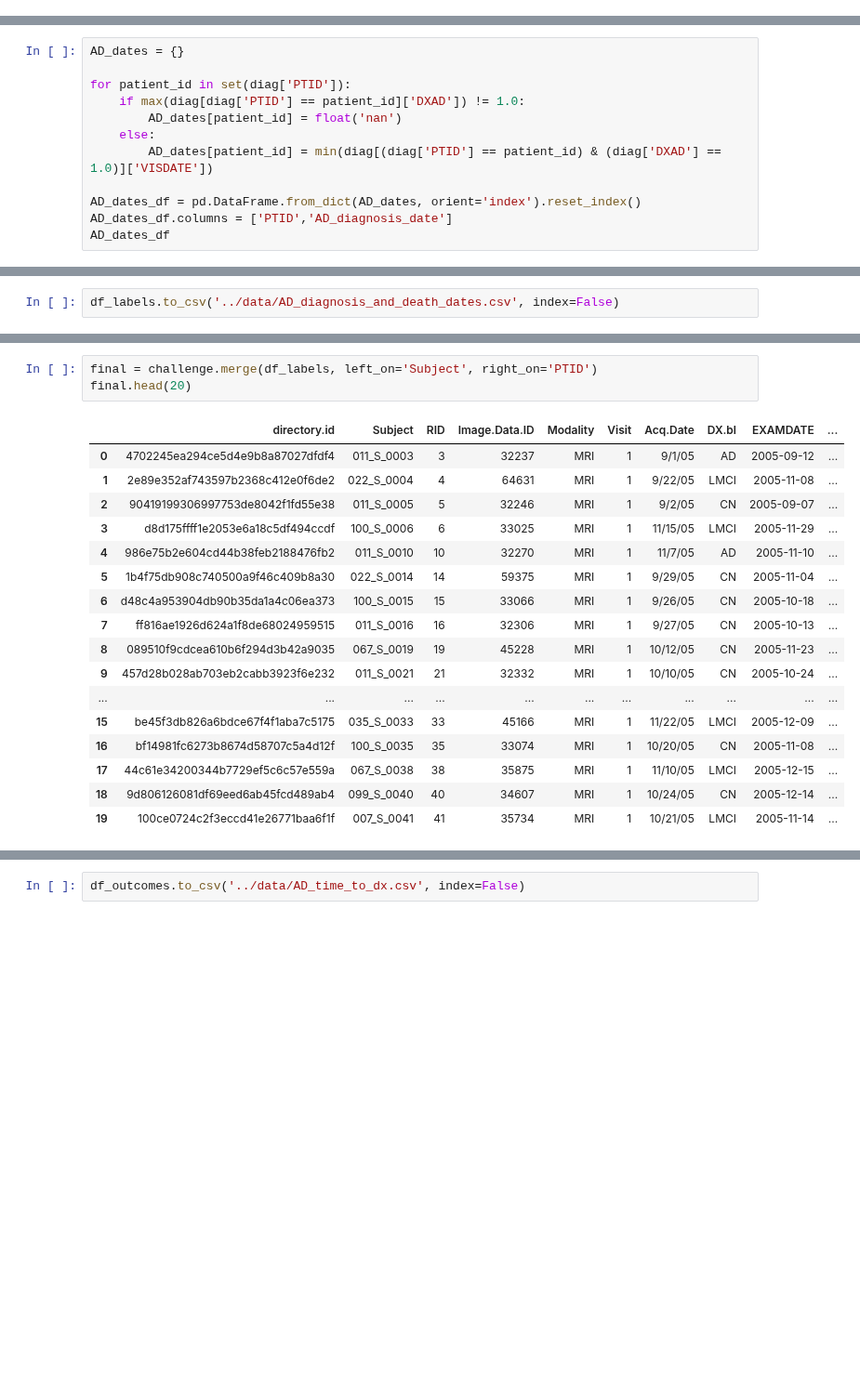
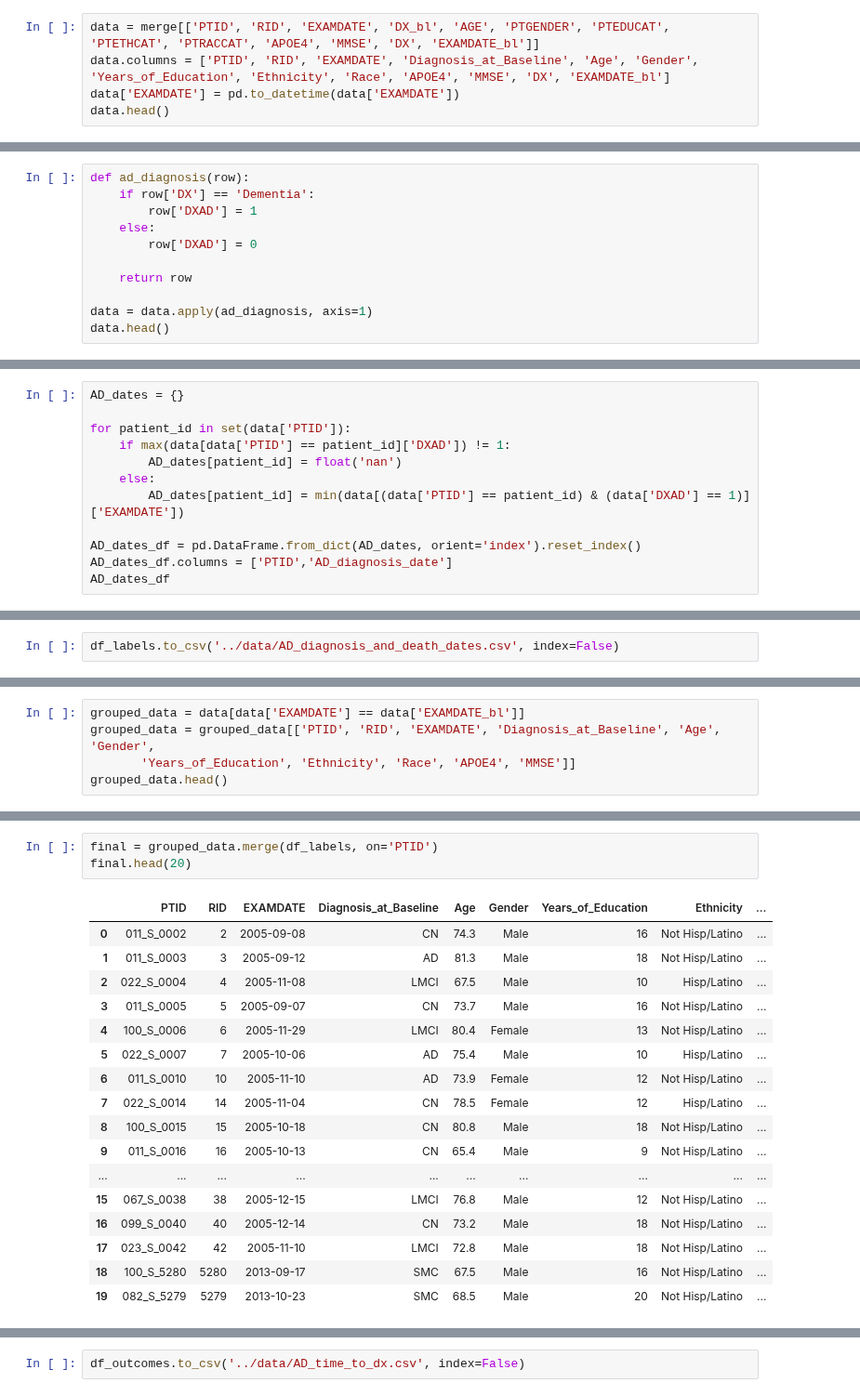
Before and after one commit to jvgalvin/capstone, a Jupyter notebook: notebooks/Medical_History_EDA.ipynb, the cells around one changed output, grey strips where cells are left out. Shown at 93% size. Cells and saved outputs as stored; diff of their text form; blank space fills up the shorter version.

Commit message:
added new data

```diff
--- a/notebooks/Medical_History_EDA.ipynb
+++ b/notebooks/Medical_History_EDA.ipynb
@@ -314,0 +45,5 @@ diag['VISDATE'] = pd.to_datetime(diag['VISDATE'])
+# %%
+data = merge[['PTID', 'RID', 'EXAMDATE', 'DX_bl', 'AGE', 'PTGENDER', 'PTEDUCAT', 'PTETHCAT', 'PTRACCAT', 'APOE4', 'MMSE', 'DX', 'EXAMDATE_bl']]
+data.columns = ['PTID', 'RID', 'EXAMDATE', 'Diagnosis_at_Baseline', 'Age', 'Gender', 'Years_of_Education', 'Ethnicity', 'Race', 'APOE4', 'MMSE', 'DX', 'EXAMDATE_bl']
+data['EXAMDATE'] = pd.to_datetime(data['EXAMDATE'])
+data.head()
@@ -314,0 +64,11 @@ diag['VISDATE'] = pd.to_datetime(diag['VISDATE'])
+# %%
+def ad_diagnosis(row):
+    if row['DX'] == 'Dementia':
+        row['DXAD'] = 1
+    else:
+        row['DXAD'] = 0
+
+    return row
+
+data = data.apply(ad_diagnosis, axis=1)
+data.head()
@@ -315,11 +82,11 @@ diag['VISDATE'] = pd.to_datetime(diag['VISDATE'])
 # %%
 AD_dates = {}
 
-for patient_id in set(diag['PTID']):
-    if max(diag[diag['PTID'] == patient_id]['DXAD']) != 1.0:
+for patient_id in set(data['PTID']):
+    if max(data[data['PTID'] == patient_id]['DXAD']) != 1:
         AD_dates[patient_id] = float('nan')
     else:
-        AD_dates[patient_id] = min(diag[(diag['PTID'] == patient_id) & (diag['DXAD'] == 1.0)]['VISDATE'])
+        AD_dates[patient_id] = min(data[(data['PTID'] == patient_id) & (data['DXAD'] == 1)]['EXAMDATE'])
 
 AD_dates_df = pd.DataFrame.from_dict(AD_dates, orient='index').reset_index()
 AD_dates_df.columns = ['PTID','AD_diagnosis_date']
@@ -426,0 +208,5 @@ df_labels.to_csv('../data/AD_diagnosis_and_death_dates.csv', index=False)
+# %%
+grouped_data = data[data['EXAMDATE'] == data['EXAMDATE_bl']]
+grouped_data = grouped_data[['PTID', 'RID', 'EXAMDATE', 'Diagnosis_at_Baseline', 'Age', 'Gender',
+       'Years_of_Education', 'Ethnicity', 'Race', 'APOE4', 'MMSE']]
+grouped_data.head()
@@ -427,21 +220,21 @@ df_labels.to_csv('../data/AD_diagnosis_and_death_dates.csv', index=False)
 # %%
-final = challenge.merge(df_labels, left_on='Subject', right_on='PTID')
+final = grouped_data.merge(df_labels, on='PTID')
 final.head(20)
 # %% [output]
-|  | directory.id | Subject | RID | Image.Data.ID | Modality | Visit | Acq.Date | DX.bl | EXAMDATE | ... |
-| 0 | 4702245ea294ce5d4e9b8a87027dfdf4 | 011_S_0003 | 3 | 32237 | MRI | 1 | 9/1/05 | AD | 2005-09-12 | ... |
-| 1 | 2e89e352af743597b2368c412e0f6de2 | 022_S_0004 | 4 | 64631 | MRI | 1 | 9/22/05 | LMCI | 2005-11-08 | ... |
-| 2 | 90419199306997753de8042f1fd55e38 | 011_S_0005 | 5 | 32246 | MRI | 1 | 9/2/05 | CN | 2005-09-07 | ... |
-| 3 | d8d175ffff1e2053e6a18c5df494ccdf | 100_S_0006 | 6 | 33025 | MRI | 1 | 11/15/05 | LMCI | 2005-11-29 | ... |
-| 4 | 986e75b2e604cd44b38feb2188476fb2 | 011_S_0010 | 10 | 32270 | MRI | 1 | 11/7/05 | AD | 2005-11-10 | ... |
-| 5 | 1b4f75db908c740500a9f46c409b8a30 | 022_S_0014 | 14 | 59375 | MRI | 1 | 9/29/05 | CN | 2005-11-04 | ... |
-| 6 | d48c4a953904db90b35da1a4c06ea373 | 100_S_0015 | 15 | 33066 | MRI | 1 | 9/26/05 | CN | 2005-10-18 | ... |
-| 7 | ff816ae1926d624a1f8de68024959515 | 011_S_0016 | 16 | 32306 | MRI | 1 | 9/27/05 | CN | 2005-10-13 | ... |
-| 8 | 089510f9cdcea610b6f294d3b42a9035 | 067_S_0019 | 19 | 45228 | MRI | 1 | 10/12/05 | CN | 2005-11-23 | ... |
-| 9 | 457d28b028ab703eb2cabb3923f6e232 | 011_S_0021 | 21 | 32332 | MRI | 1 | 10/10/05 | CN | 2005-10-24 | ... |
-| ... | ... | ... | ... | ... | ... | ... | ... | ... | ... | ... |
-| 15 | be45f3db826a6bdce67f4f1aba7c5175 | 035_S_0033 | 33 | 45166 | MRI | 1 | 11/22/05 | LMCI | 2005-12-09 | ... |
-| 16 | bf14981fc6273b8674d58707c5a4d12f | 100_S_0035 | 35 | 33074 | MRI | 1 | 10/20/05 | CN | 2005-11-08 | ... |
-| 17 | 44c61e34200344b7729ef5c6c57e559a | 067_S_0038 | 38 | 35875 | MRI | 1 | 11/10/05 | LMCI | 2005-12-15 | ... |
-| 18 | 9d806126081df69eed6ab45fcd489ab4 | 099_S_0040 | 40 | 34607 | MRI | 1 | 10/24/05 | CN | 2005-12-14 | ... |
-| 19 | 100ce0724c2f3eccd41e26771baa6f1f | 007_S_0041 | 41 | 35734 | MRI | 1 | 10/21/05 | LMCI | 2005-11-14 | ... |
+|  | PTID | RID | EXAMDATE | Diagnosis_at_Baseline | Age | Gender | Years_of_Education | Ethnicity | ... |
+| 0 | 011_S_0002 | 2 | 2005-09-08 | CN | 74.3 | Male | 16 | Not Hisp/Latino | ... |
+| 1 | 011_S_0003 | 3 | 2005-09-12 | AD | 81.3 | Male | 18 | Not Hisp/Latino | ... |
+| 2 | 022_S_0004 | 4 | 2005-11-08 | LMCI | 67.5 | Male | 10 | Hisp/Latino | ... |
+| 3 | 011_S_0005 | 5 | 2005-09-07 | CN | 73.7 | Male | 16 | Not Hisp/Latino | ... |
+| 4 | 100_S_0006 | 6 | 2005-11-29 | LMCI | 80.4 | Female | 13 | Not Hisp/Latino | ... |
+| 5 | 022_S_0007 | 7 | 2005-10-06 | AD | 75.4 | Male | 10 | Hisp/Latino | ... |
+| 6 | 011_S_0010 | 10 | 2005-11-10 | AD | 73.9 | Female | 12 | Not Hisp/Latino | ... |
+| 7 | 022_S_0014 | 14 | 2005-11-04 | CN | 78.5 | Female | 12 | Hisp/Latino | ... |
+| 8 | 100_S_0015 | 15 | 2005-10-18 | CN | 80.8 | Male | 18 | Not Hisp/Latino | ... |
+| 9 | 011_S_0016 | 16 | 2005-10-13 | CN | 65.4 | Male | 9 | Not Hisp/Latino | ... |
+| ... | ... | ... | ... | ... | ... | ... | ... | ... | ... |
+| 15 | 067_S_0038 | 38 | 2005-12-15 | LMCI | 76.8 | Male | 12 | Not Hisp/Latino | ... |
+| 16 | 099_S_0040 | 40 | 2005-12-14 | CN | 73.2 | Male | 18 | Not Hisp/Latino | ... |
+| 17 | 023_S_0042 | 42 | 2005-11-10 | LMCI | 72.8 | Male | 18 | Not Hisp/Latino | ... |
+| 18 | 100_S_5280 | 5280 | 2013-09-17 | SMC | 67.5 | Male | 16 | Not Hisp/Latino | ... |
+| 19 | 082_S_5279 | 5279 | 2013-10-23 | SMC | 68.5 | Male | 20 | Not Hisp/Latino | ... |
```
Also changed, not shown: parts of 101 cells of this notebook, 5 other files.
